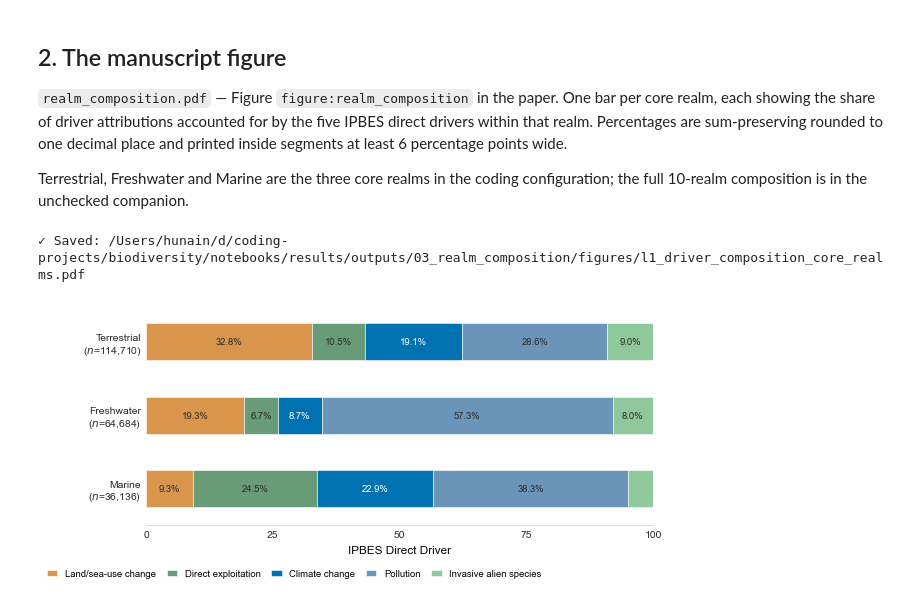
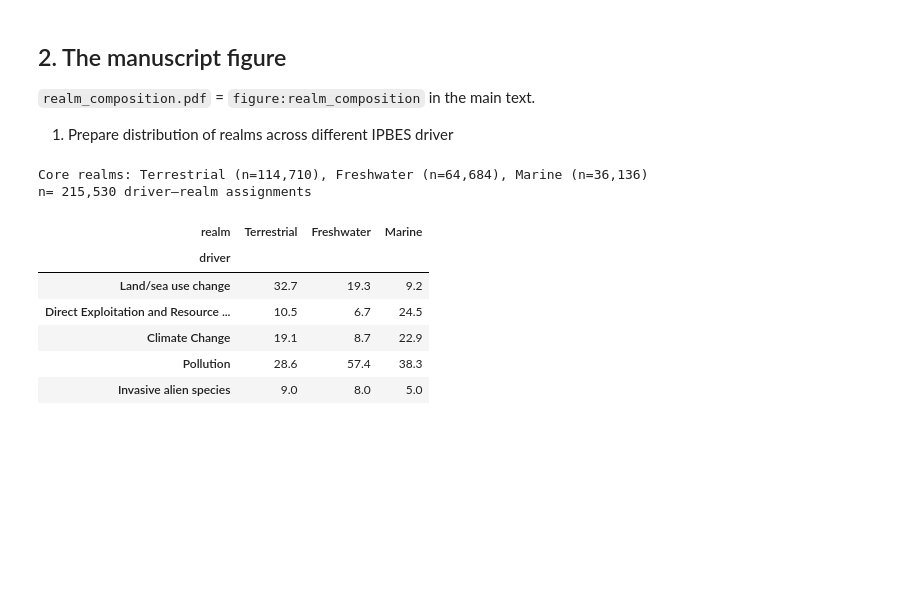
Before and after one commit to hunaindot/biodiversity-change-systematic-map, a Jupyter notebook: notebooks/results/03_realm_composition.ipynb, the cells around one changed output. Cells and saved outputs as stored; diff of their text form; code cells hidden in the pictures; blank space fills up the shorter version.

```diff
--- a/notebooks/results/03_realm_composition.ipynb
+++ b/notebooks/results/03_realm_composition.ipynb
@@ -133,42 +180,29 @@ display(prepared.realm_exclusions)
 # %% [markdown]
 ## 2. The manuscript figure
 
-`realm_composition.pdf` — Figure `figure:realm_composition` in the paper. One bar per
-core realm, each showing the share of driver attributions accounted for by the five IPBES
-direct drivers within that realm. Percentages are sum-preserving rounded to one decimal
-place and printed inside segments at least 6 percentage points wide.
+`realm_composition.pdf` =  `figure:realm_composition` in the main text.
 
-Terrestrial, Freshwater and Marine are the three core realms in the coding configuration;
-the full 10-realm composition is in the unchecked companion.
+1) Prepare distribution of realms across different IPBES driver
 # %%
-core_driver_summary = driver_summary.loc[
-    driver_summary["realm"].isin(CORE_REALMS)
-].copy()
-core_driver_bar_figure = driver_realm_plotting.plot_driver_fractional_bars(
-    core_driver_summary,
-    driver_order=DRIVER_ORDER,
-    realm_order=CORE_REALMS,
-    driver_names=DRIVER_NAMES,
-    realm_names=REALM_NAMES,
-    realm_supports=realm_supports,
-    driver_colors=DRIVER_COLORS,
-    figure_height=2.9,
-    show_segment_labels=True,
-    segment_label_min_pct=6.0,
-    segment_label_decimals=1,
+print(
+    "Core realms:",
+    ", ".join(f"{realm} (n={realm_supports[realm]:,})" for realm in CORE_REALMS),
 )
-core_driver_bar_axis = core_driver_bar_figure.axes[0]
-core_driver_bar_axis.set_yticks(
-    core_driver_bar_axis.get_yticks(),
-    labels=[
-        label.get_text().replace("(n=", r"($n$=")
-        for label in core_driver_bar_axis.get_yticklabels()
-    ],
+print(f"n= {n_driver_final:,} driver–realm assignments")
+
+print()
+display(
+    driver_summary.pivot(
+        index="driver", columns="realm", values="fractional_share_pct"
+    ).loc[list(DRIVER_ORDER), list(CORE_REALMS)].round(1)
 )
-save_figure(
-    core_driver_bar_figure, REALM_CONFIG["l1_core_realm_bar_figure_filename"]
-)
-plt.show()
 # %% [output]
-✓ Saved: /Users/hunain/d/coding-projects/biodiversity/notebooks/results/outputs/03_realm_composition/figures/l1_driver_composition_core_realms.pdf
+Core realms: Terrestrial (n=114,710), Freshwater (n=64,684), Marine (n=36,136)
+n= 215,530 driver–realm assignments
-[figure, removed]
+| realm | Terrestrial | Freshwater | Marine |
+| driver |  |  |  |
+| Land/sea use change | 32.7 | 19.3 | 9.2 |
+| Direct Exploitation and Resource ... | 10.5 | 6.7 | 24.5 |
+| Climate Change | 19.1 | 8.7 | 22.9 |
+| Pollution | 28.6 | 57.4 | 38.3 |
+| Invasive alien species | 9.0 | 8.0 | 5.0 |
```
Also changed, not shown: parts of 14 cells of this notebook, 7 other files.
